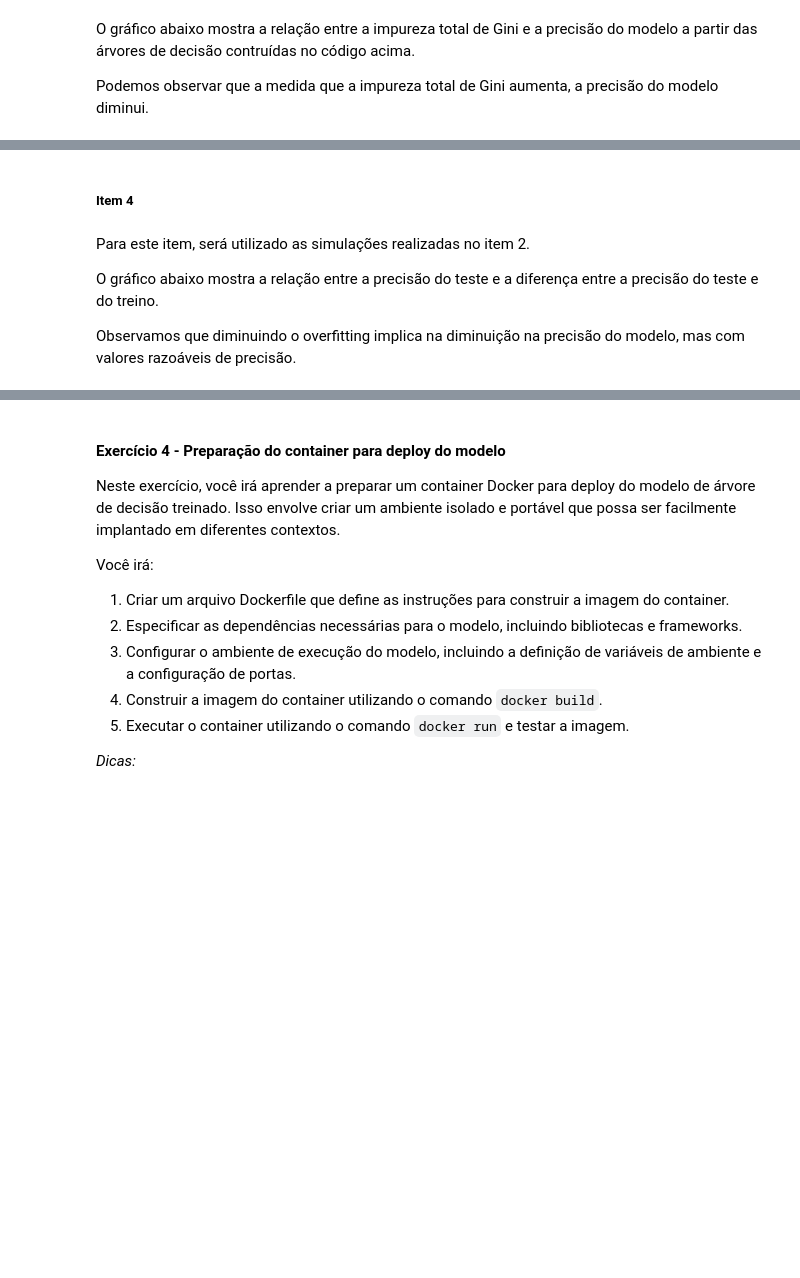
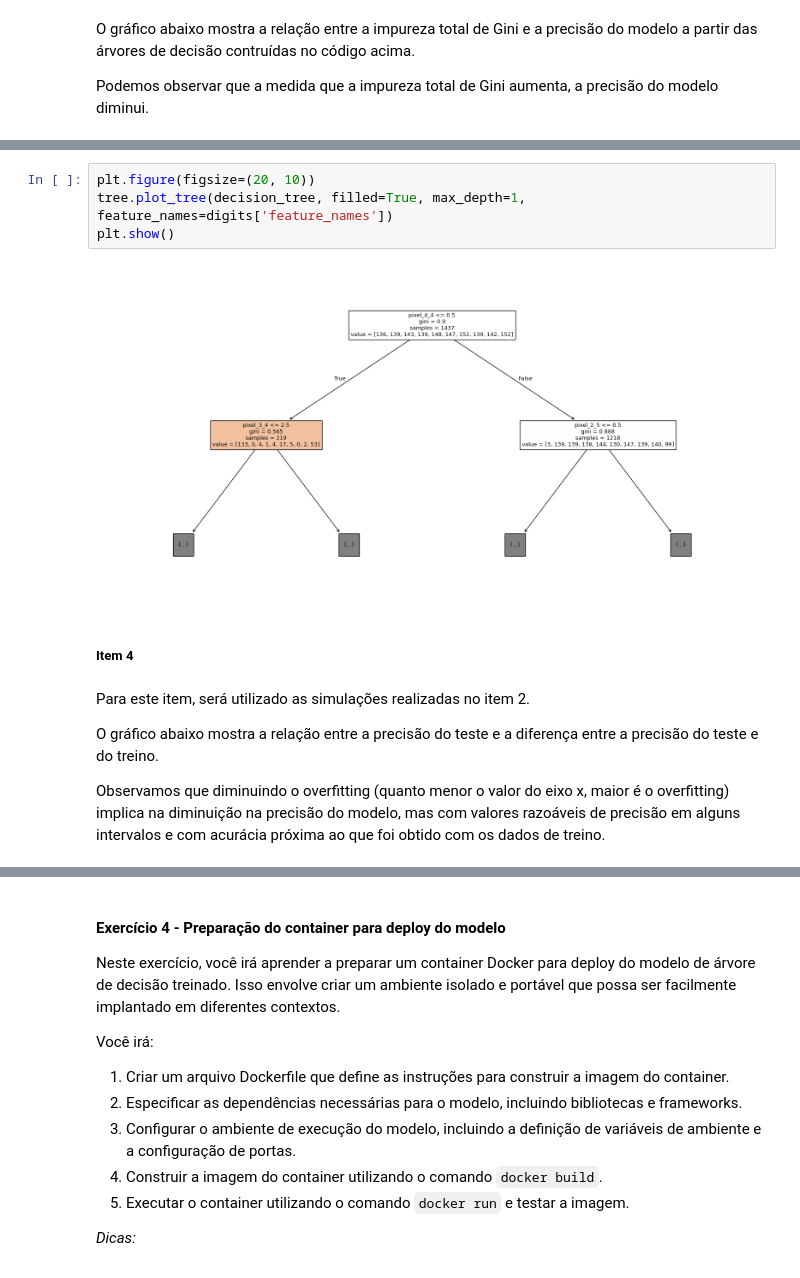
Before and after one commit to hideosahara/mba-deeplearning-iad-006-2024-public, a Jupyter notebook: training_notebook.ipynb, the cells around one changed output, grey strips where cells are left out. Saved outputs shown, nothing was run; the diff lists cells and outputs as text; blank space fills up the shorter version.

```diff
--- a/training_notebook.ipynb
+++ b/training_notebook.ipynb
@@ -226,3 +209,9 @@ print(export_text(decision_tree, feature_names=digits['feature_names'], max_dept
+# %%
+plt.figure(figsize=(20, 10))
+tree.plot_tree(decision_tree, filled=True, max_depth=1, feature_names=digits['feature_names'])
+plt.show()
+# %% [output]
+[figure, added]
 # %% [markdown]
 ##### **Item 4**
 # %% [markdown]
@@ -230,7 +219,7 @@ Para este item, será utilizado as simulações realizadas no item 2.
 
 O gráfico abaixo mostra a relação entre a precisão do teste e a diferença entre a precisão do teste e do treino.
 
-Observamos que diminuindo o overfitting implica na diminuição na precisão do modelo, mas com valores razoáveis de precisão.
+Observamos que diminuindo o overfitting (quanto menor o valor do eixo x, maior é o overfitting) implica na diminuição na precisão do modelo, mas com valores razoáveis de precisão em alguns intervalos e com acurácia próxima ao que foi obtido com os dados de treino.
 # %%
 plt.scatter(np.array(precisao) - np.array(precisao_treino), precisao)
 plt.ylabel('precisão do teste')
```
Also changed, not shown: parts of 15 cells of this notebook, 3 other files.
